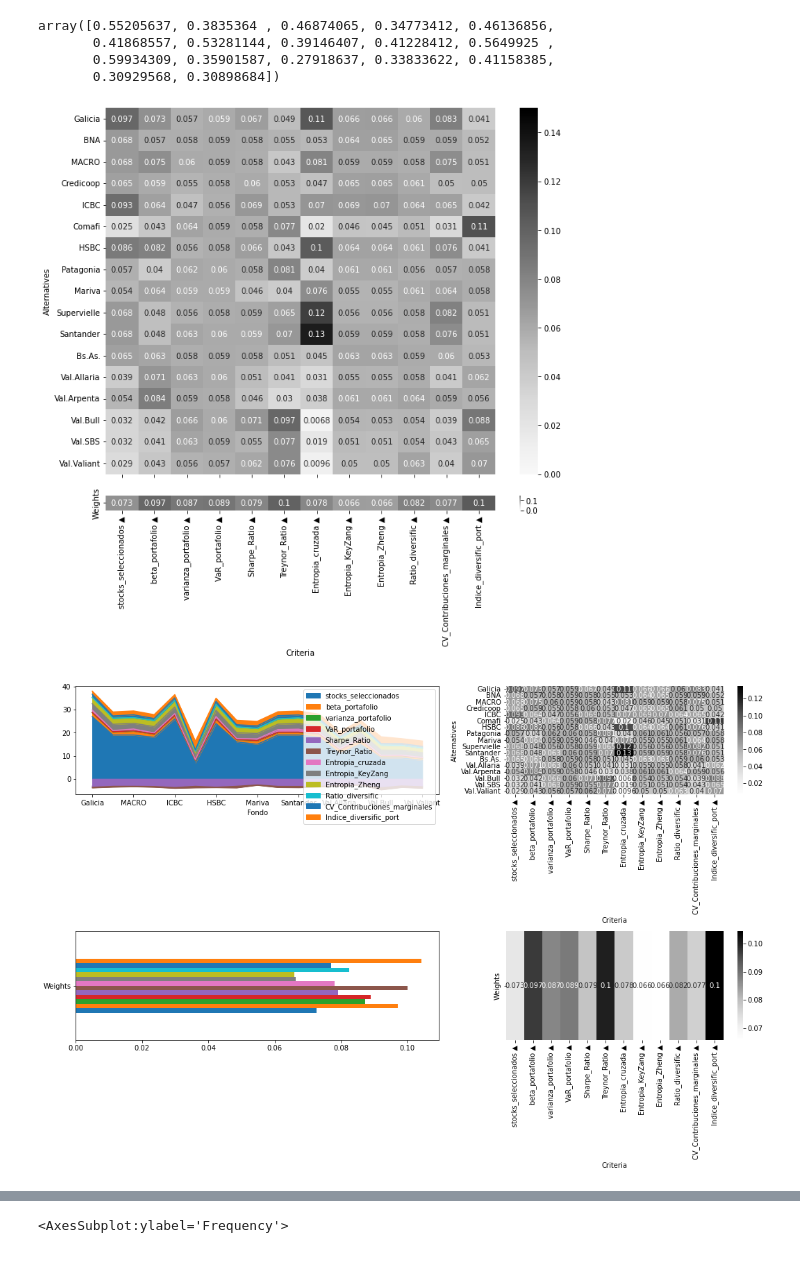
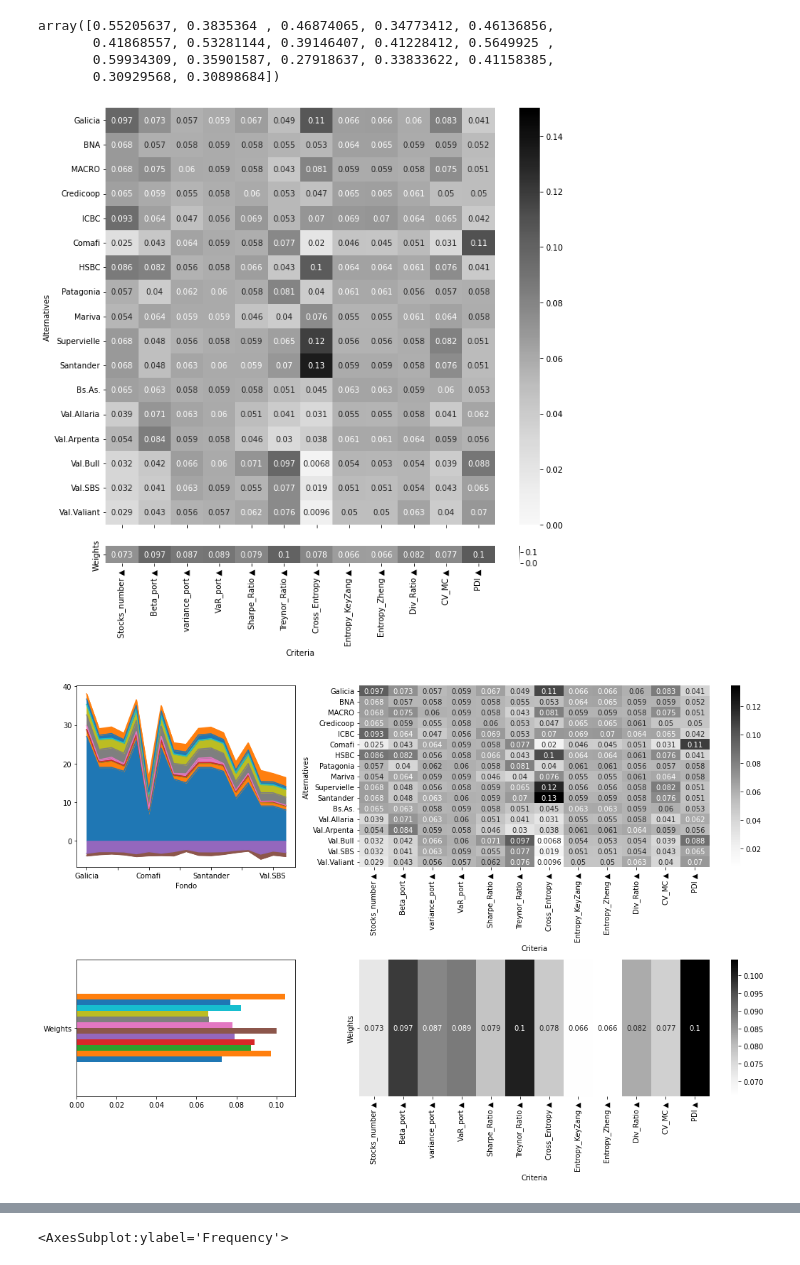
Before and after one commit to quatrope/garpar, a Jupyter notebook: draft/FCIevaluate.ipynb, the cells around one changed output, grey strips where cells are left out. Cells and saved outputs as stored; diff of their text form; code cells hidden in the pictures.

```diff
--- a/draft/FCIevaluate.ipynb
+++ b/draft/FCIevaluate.ipynb
@@ -95,19 +95,19 @@ def get_metrics(nfondo):
     metrics = {
         "Fondo": nfondo,
        # "entropy": entropy,
-        "stocks_seleccionados": len(mopt.stocks),
-        "beta_portafolio": mopt.risk.pf_beta(),
-        "varianza_portafolio": mopt.risk.pf_var(),
-        "VaR_portafolio": np.sum(mopt.risk.value() * mopt.weights),
+        "Stocks_number": len(mopt.stocks),
+        "Beta_port": mopt.risk.pf_beta(),
+        "variance_port": mopt.risk.pf_var(),
+        "VaR_port": np.sum(mopt.risk.value() * mopt.weights),
         "Sharpe_Ratio": mopt.risk.sharpe(),
         "Treynor_Ratio": mopt.risk.treynor_ratio(),
-        "Entropia_cruzada": mopt.div.cross_entropy(),
-        "Entropia_KeyZang": mopt.div.ke_zang_entropy(),
-        "Entropia_Zheng": mopt.div.zheng_entropy(),
+        "Cross_Entropy": mopt.div.cross_entropy(),
+        "Entropy_KeyZang": mopt.div.ke_zang_entropy(),
+        "Entropy_Zheng": mopt.div.zheng_entropy(),
         #"Delta_diversific": mopt.div.delta(),
-        "Ratio_diversific": mopt.div.ratio(),
-        "CV_Contribuciones_marginales":(mopt.div.mrc() *  mopt.weights).std() / (mopt.div.mrc() *  mopt.weights).mean(),
-        "Indice_diversific_port": mopt.div.pdi(n_components=5, random_state=100),
+        "Div_Ratio": mopt.div.ratio(),
+        "CV_MC":(mopt.div.mrc() *  mopt.weights).std() / (mopt.div.mrc() *  mopt.weights).mean(),
+        "PDI": mopt.div.pdi(n_components=5, random_state=100),
     }
     return metrics
 # %%
@@ -271,15 +271,15 @@ axs[0].set_xticklabels([])
 axs[0].set_xlabel("")
 fig.tight_layout();
 # %% [output]
-[figure, old version]
+[figure, new version]
 # %%
 fig, axs = plt.subplots(
-    2, 2, figsize=(15, 10), gridspec_kw={'width_ratios': [4, 3], 'height_ratios': [3, 3]})
-metrics.plot.area(ax=axs[0,0], legend='upper'); dmt.plot.heatmap(ax=axs[0, 1], cmap="Greys")
+    2, 2, figsize=(15, 10), gridspec_kw={'width_ratios': [2, 4], 'height_ratios': [4, 3]})
+metrics.plot.area(ax=axs[0,0], legend=False); dmt.plot.heatmap(ax=axs[0, 1], cmap="Greys")
 dmt.plot.wbarh(ax=axs[1,0], legend=False); dmt.plot.wheatmap(ax=axs[1, 1], cmap="Greys")
 fig.tight_layout();
 # %% [output]
-[figure, old version]
+[figure, new version]
 # %%
 fig, ax = plt.subplots(figsize=(8,8))
 dmt.plot(ax=ax, cbar=False, cmap="Greys")
```
Also changed, not shown: parts of 18 cells of this notebook.
